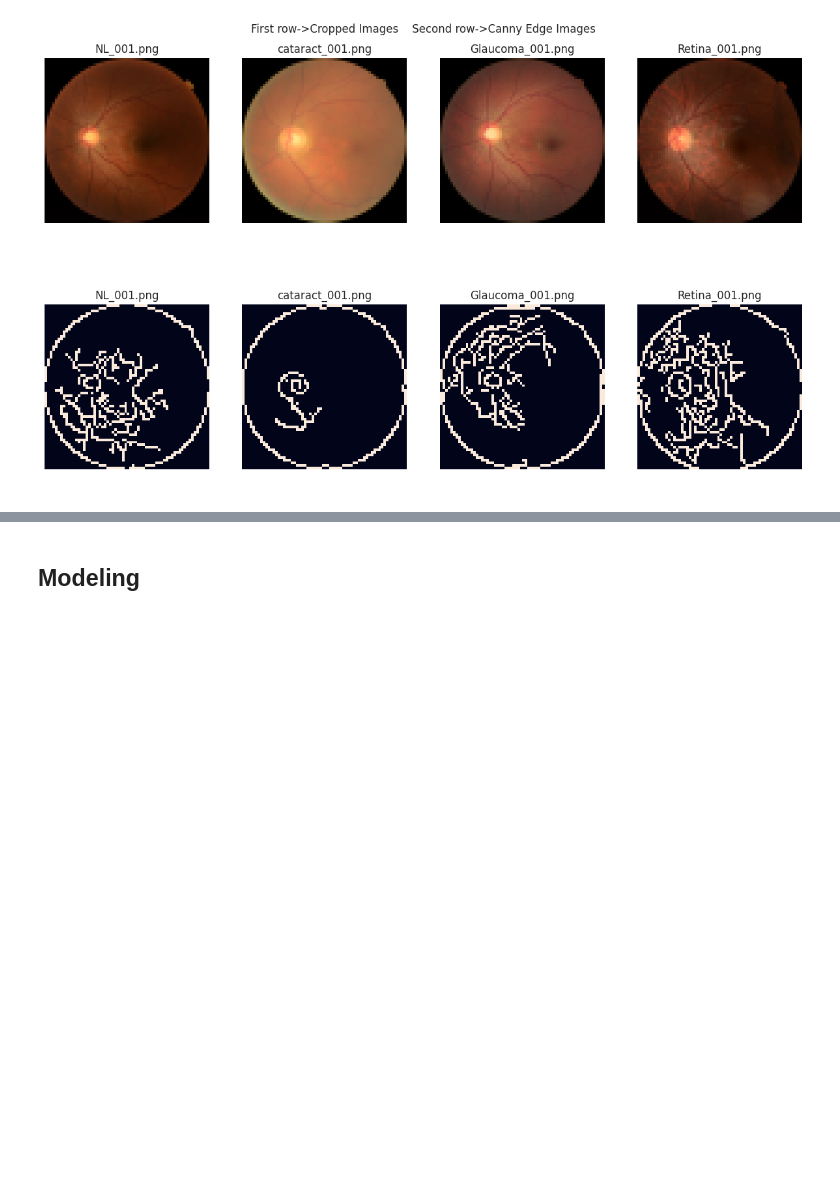
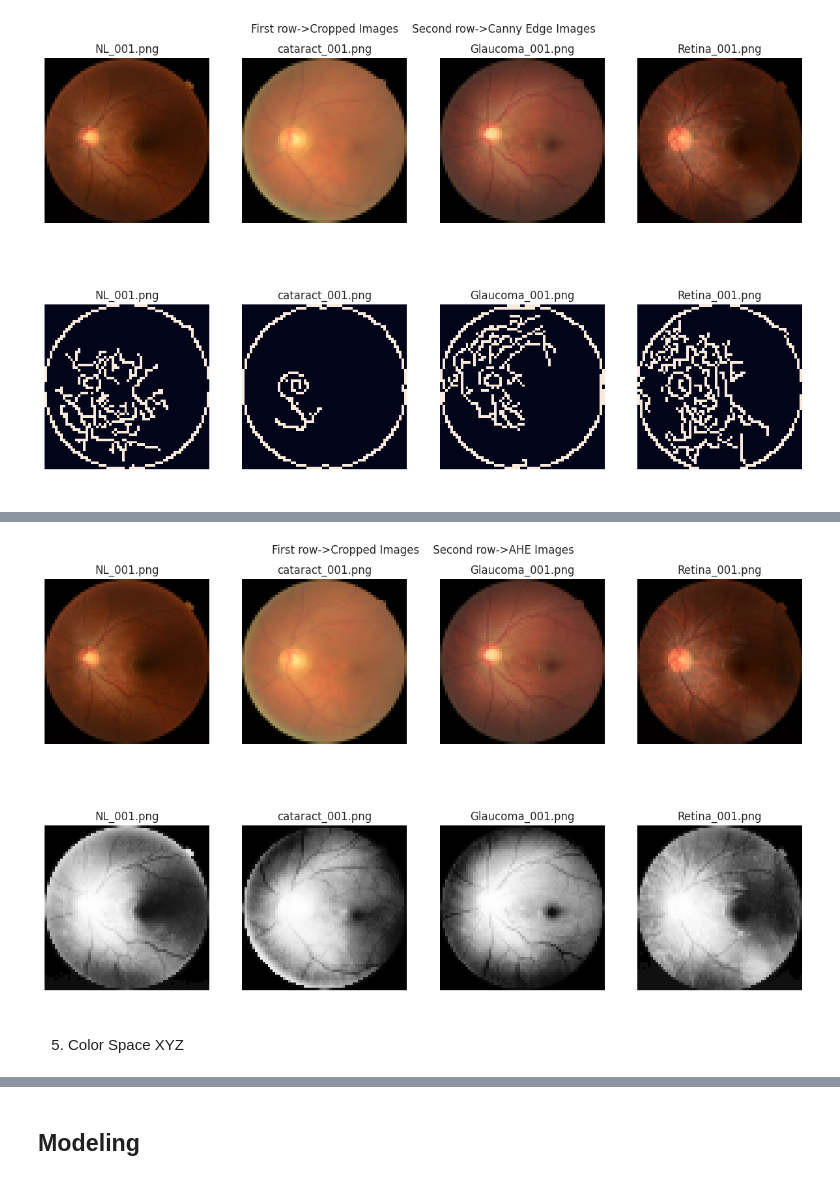
Before and after one commit to semooww/DSCP, a Jupyter notebook: bbm467_template_EN.ipynb, the cells around one changed output, grey strips where cells are left out. Cells and saved outputs as stored; diff of their text form; code cells hidden in the pictures; blank space fills up the shorter version.

```diff
--- a/bbm467_template_EN.ipynb
+++ b/bbm467_template_EN.ipynb
@@ -260,0 +284,35 @@ images_array2.clear()
+# %%
+def hist_equalization(img):
+    array = np.asarray(img)
+    bin_cont = np.bincount(array.flatten(), minlength=256)
+    pixels = np.sum(bin_cont)
+    bin_cont = bin_cont / pixels
+    cumulative_sumhist = np.cumsum(bin_cont)
+    map = np.floor(255 * cumulative_sumhist).astype(np.uint8)
+    arr_list = list(array.flatten())
+    eq_arr = [map[p] for p in arr_list]
+    arr_back = np.reshape(np.asarray(eq_arr), array.shape)
+    return arr_back
+
+
+def ahe(img, rx=136, ry=185):
+    img_eq = np.empty((img.shape[0], img.shape[1]), dtype=np.uint8)
+    for i in range(0, img.shape[1], rx):
+        for j in range(0, img.shape[0], ry):
+            t = img[j:j + ry, i:i + rx]
+            c = hist_equalization(t)
+            img_eq[j:j + ry, i:i + rx] = c
+    return img_eq
+# %%
+for i in range(4):
+    img = deleteBlackAreas(example_paths[i])
+    images_array1.append(img)
+    img2 = ahe(cv2.cvtColor(img, cv2.COLOR_RGB2GRAY))
+    images_array2.append(img2)
+display_examples(images_array1, images_array2, "Cropped", "AHE", 1)
+images_array1.clear()
+images_array2.clear()
+# %% [output]
+[figure, added]
+# %% [markdown]
+5. Color Space XYZ
```
Also changed, not shown: parts of 38 cells of this notebook, 1 other file.
